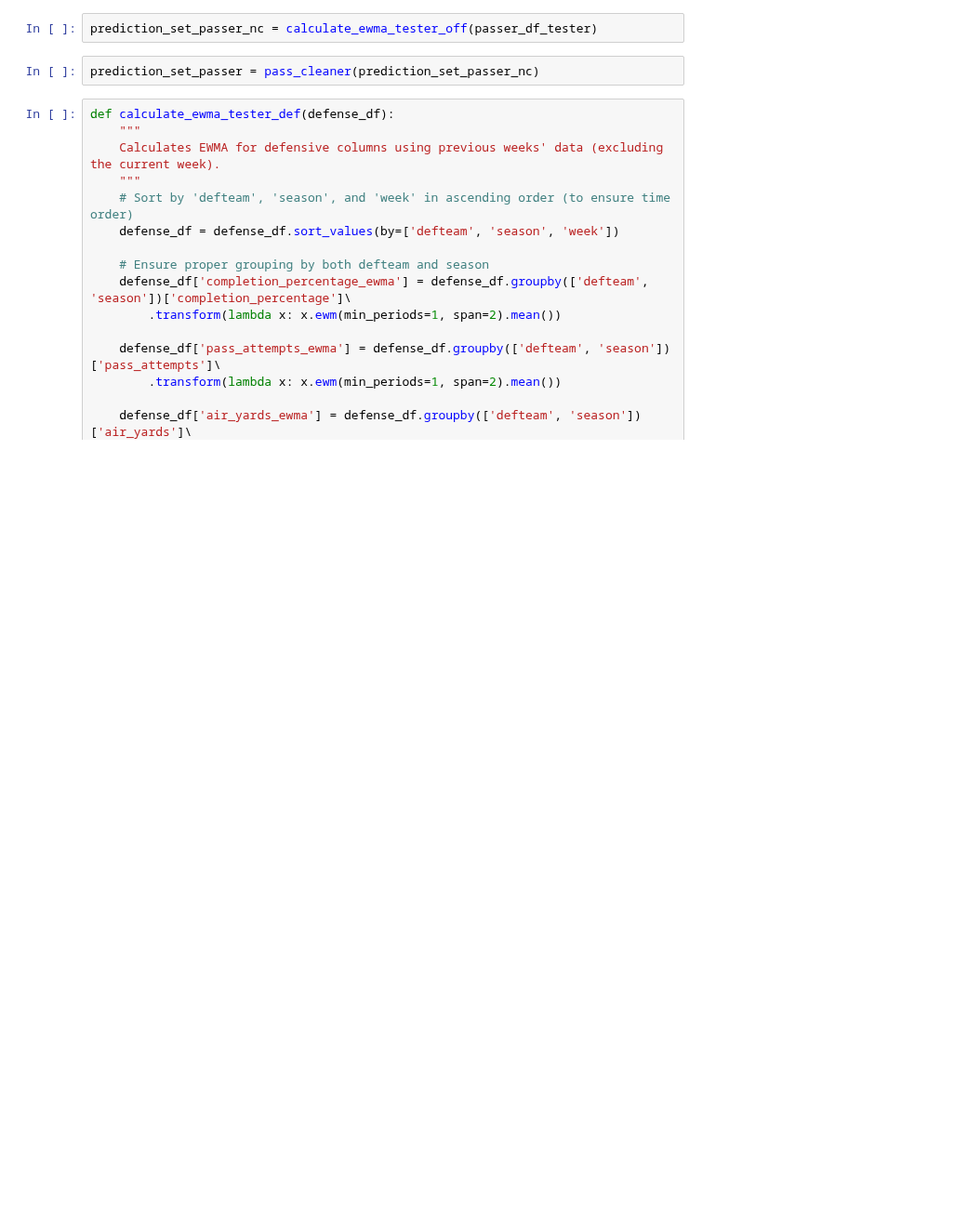
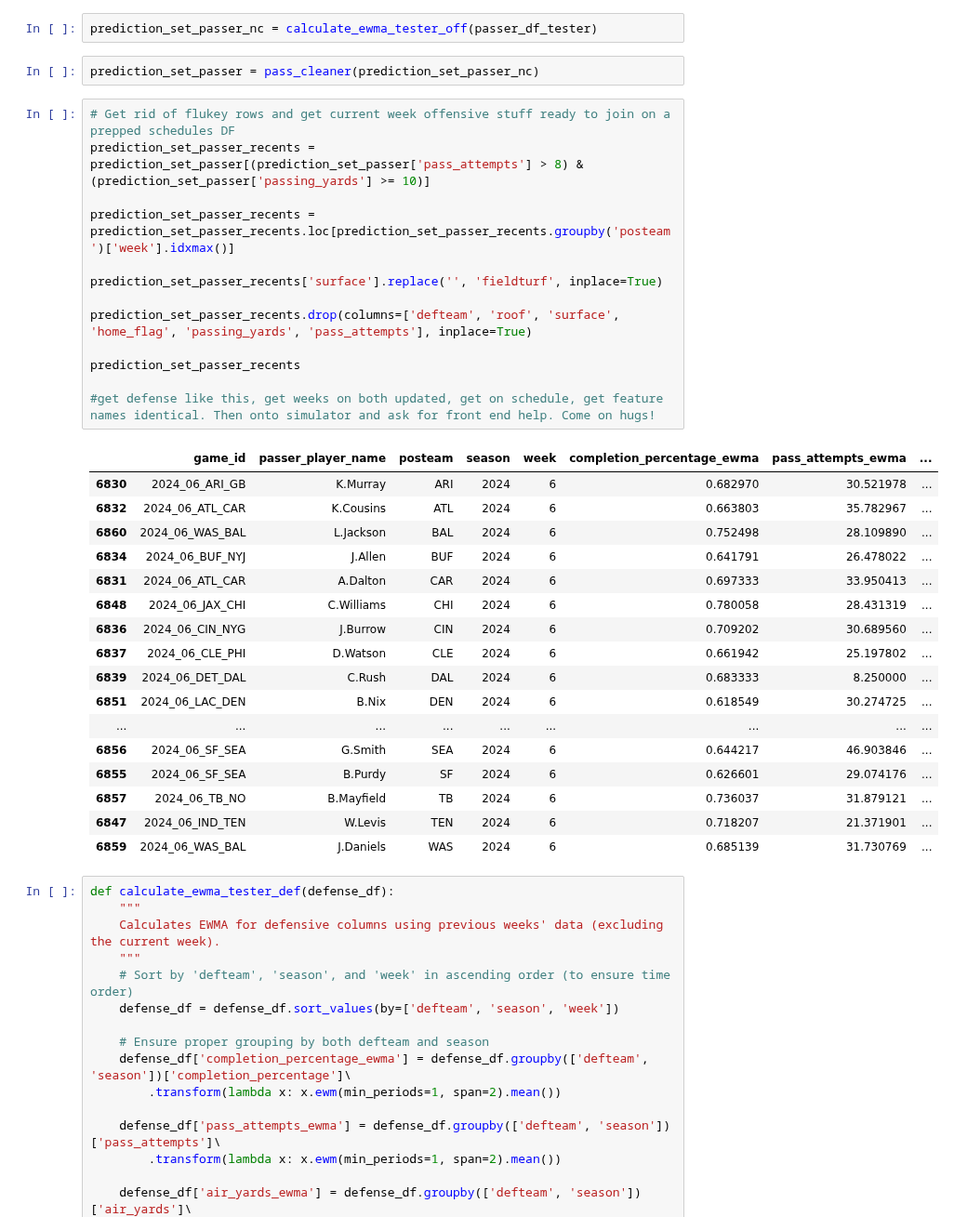
Before and after one commit to bhuggard/CheckTheCover, a Jupyter notebook: testnocom.ipynb, the cells around one changed output. Shown at 93% size. Saved outputs shown, nothing was run; the diff lists cells and outputs as text; blank space fills up the shorter version.

```diff
--- a/testnocom.ipynb
+++ b/testnocom.ipynb
@@ -510,6 +501,37 @@ passer_df_tester = passer_df[(passer_df['season'] == 2024)]
 prediction_set_passer_nc = calculate_ewma_tester_off(passer_df_tester)
 # %%
 prediction_set_passer = pass_cleaner(prediction_set_passer_nc)
+# %%
+# Get rid of flukey rows and get current week offensive stuff ready to join on a prepped schedules DF
+prediction_set_passer_recents = prediction_set_passer[(prediction_set_passer['pass_attempts'] > 8) & (prediction_set_passer['passing_yards'] >= 10)]
+
+prediction_set_passer_recents = prediction_set_passer_recents.loc[prediction_set_passer_recents.groupby('posteam')['week'].idxmax()]
+
+prediction_set_passer_recents['surface'].replace('', 'fieldturf', inplace=True)
+
+prediction_set_passer_recents.drop(columns=['defteam', 'roof', 'surface', 'home_flag', 'passing_yards', 'pass_attempts'], inplace=True)
+
+prediction_set_passer_recents
+
+#get defense like this, get weeks on both updated, get on schedule, get feature names identical. Then onto simulator and ask for front end help. Come on hugs!
+# %% [output]
+|  | game_id | passer_player_name | posteam | season | week | completion_percentage_ewma | pass_attempts_ewma | ... |
+| 6830 | 2024_06_ARI_GB | K.Murray | ARI | 2024 | 6 | 0.682970 | 30.521978 | ... |
+| 6832 | 2024_06_ATL_CAR | K.Cousins | ATL | 2024 | 6 | 0.663803 | 35.782967 | ... |
+| 6860 | 2024_06_WAS_BAL | L.Jackson | BAL | 2024 | 6 | 0.752498 | 28.109890 | ... |
+| 6834 | 2024_06_BUF_NYJ | J.Allen | BUF | 2024 | 6 | 0.641791 | 26.478022 | ... |
+| 6831 | 2024_06_ATL_CAR | A.Dalton | CAR | 2024 | 6 | 0.697333 | 33.950413 | ... |
+| 6848 | 2024_06_JAX_CHI | C.Williams | CHI | 2024 | 6 | 0.780058 | 28.431319 | ... |
+| 6836 | 2024_06_CIN_NYG | J.Burrow | CIN | 2024 | 6 | 0.709202 | 30.689560 | ... |
+| 6837 | 2024_06_CLE_PHI | D.Watson | CLE | 2024 | 6 | 0.661942 | 25.197802 | ... |
+| 6839 | 2024_06_DET_DAL | C.Rush | DAL | 2024 | 6 | 0.683333 | 8.250000 | ... |
+| 6851 | 2024_06_LAC_DEN | B.Nix | DEN | 2024 | 6 | 0.618549 | 30.274725 | ... |
+| ... | ... | ... | ... | ... | ... | ... | ... | ... |
+| 6856 | 2024_06_SF_SEA | G.Smith | SEA | 2024 | 6 | 0.644217 | 46.903846 | ... |
+| 6855 | 2024_06_SF_SEA | B.Purdy | SF | 2024 | 6 | 0.626601 | 29.074176 | ... |
+| 6857 | 2024_06_TB_NO | B.Mayfield | TB | 2024 | 6 | 0.736037 | 31.879121 | ... |
+| 6847 | 2024_06_IND_TEN | W.Levis | TEN | 2024 | 6 | 0.718207 | 21.371901 | ... |
+| 6859 | 2024_06_WAS_BAL | J.Daniels | WAS | 2024 | 6 | 0.685139 | 31.730769 | ... |
 # %%
 def calculate_ewma_tester_def(defense_df):
     """
```
Also changed, not shown: parts of 12 cells of this notebook.
